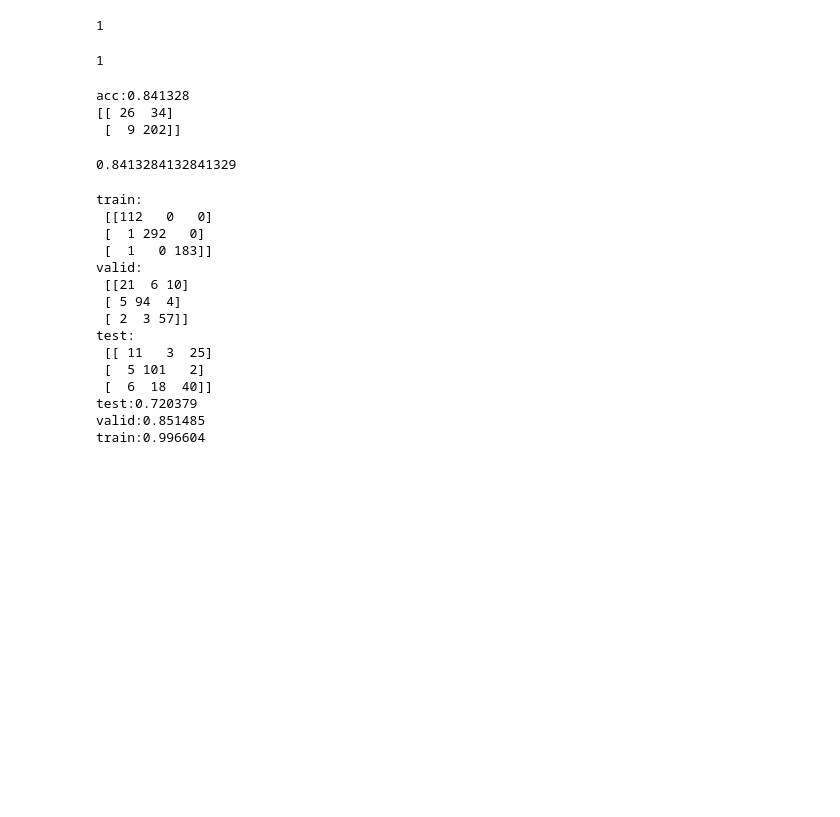
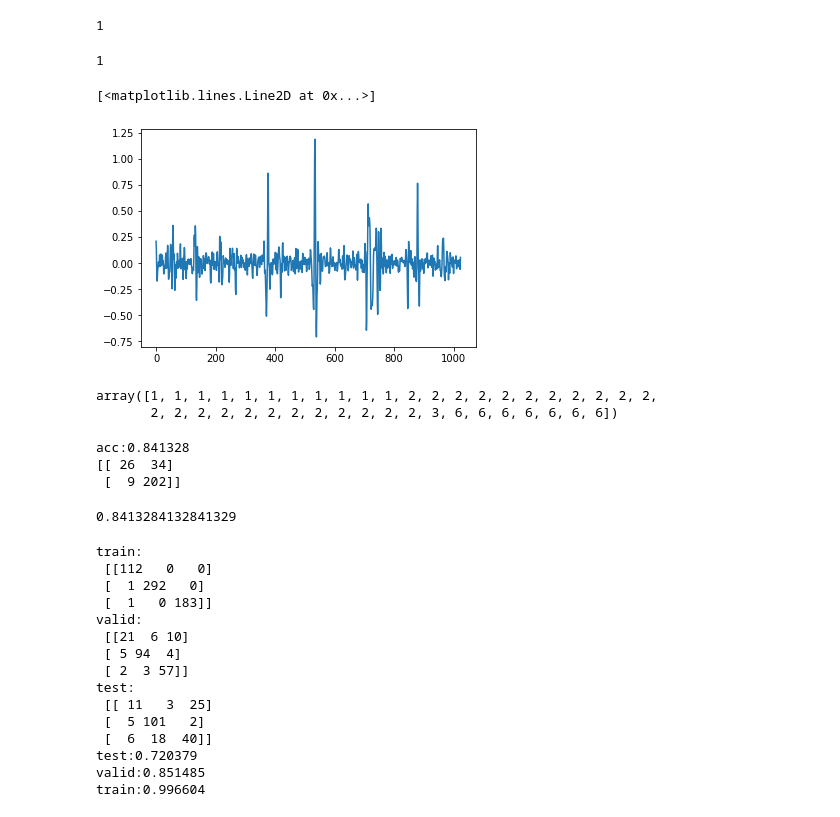
Before and after one commit to wuwenbo718/Master-Thesis, a Jupyter notebook: cnn1d.ipynb, the cells around one changed output. Saved outputs shown, nothing was run; the diff lists cells and outputs as text; code cells hidden in the pictures; blank space fills up the shorter version.

```diff
--- a/cnn1d.ipynb
+++ b/cnn1d.ipynb
@@ -1521,3 +1550,22 @@ player.Beep(1000,1000)
+# %%
+ind = ((Y3==1)|(Y3==2)|(Y3==3)|(Y3==4)|(Y3==6))
+y_pre = model.predict(Xr3[ind])
+
+y_01 = Y3[ind].copy()
+y_01 = 1
+
+#ind2=y_01==y_pre[:,1]
+ind2=~((y_pre>0.5)[:,1])
+# %%
+plt.plot(X3[ind][ind2][0,:,1])
+# %% [output]
+[<matplotlib.lines.Line2D at 0x...>]
+[figure, added]
+# %%
+Y3[ind][ind2]
+# %% [output]
+array([1, 1, 1, 1, 1, 1, 1, 1, 1, 1, 1, 2, 2, 2, 2, 2, 2, 2, 2, 2, 2, 2,
+       2, 2, 2, 2, 2, 2, 2, 2, 2, 2, 2, 2, 3, 6, 6, 6, 6, 6, 6, 6])
 # %%
 test_model(model,np.abs(X3[:,:,:]),Y3,True)
 # %% [output]
```
Also changed, not shown: parts of 45 cells of this notebook, 15 other files.
